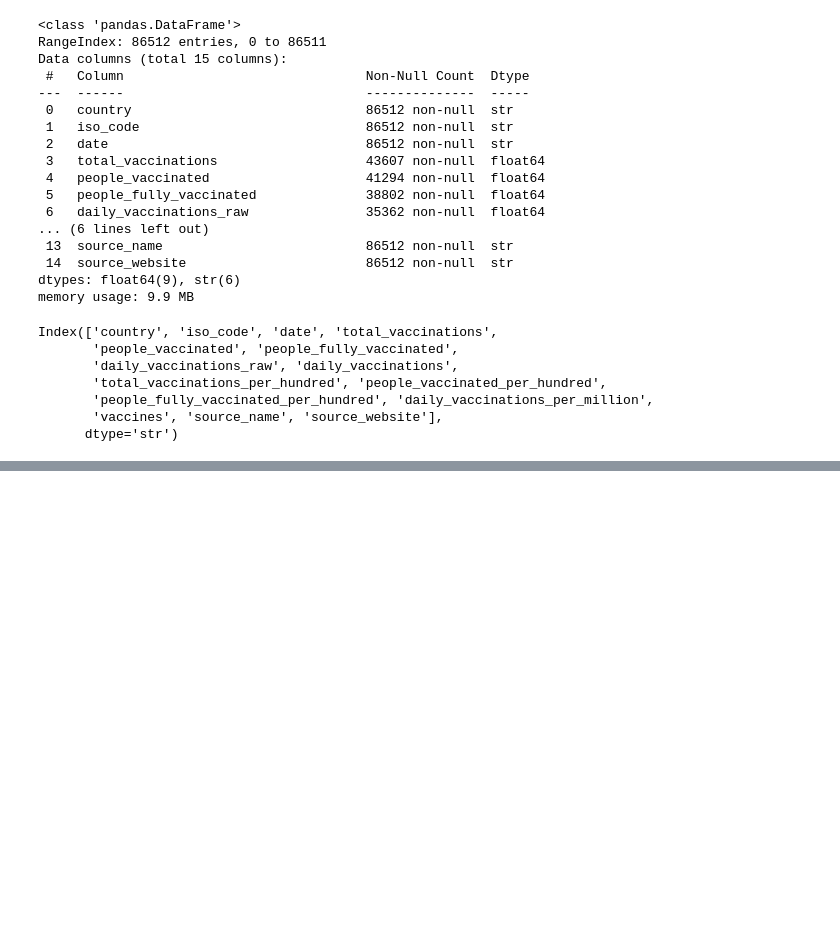
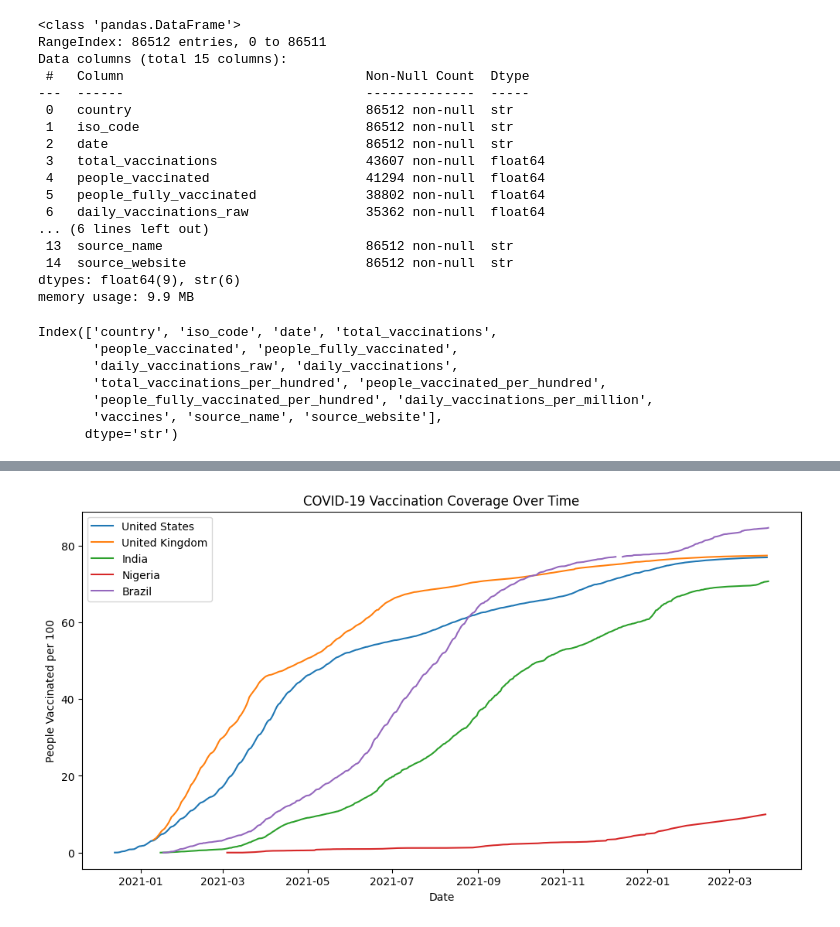
Before and after one commit to filimapatrick/COVID-19-Vaccination-and-Case-Trends-Analysis, a Jupyter notebook: COVID_19_vaccination.ipynb, the cells around one changed output, grey strips where cells are left out. Cells and saved outputs as stored; diff of their text form; code cells hidden in the pictures; blank space fills up the shorter version.

```diff
--- a/COVID_19_vaccination.ipynb
+++ b/COVID_19_vaccination.ipynb
@@ -171,0 +320,24 @@ plt.show()
+# %%
+countries = ["United States", "United Kingdom", "India", "Nigeria", "Brazil"]
+subset = df[df["country"].isin(countries)]
+# %%
+# Time-series plot of vaccination coverage over time
+import matplotlib.pyplot as plt
+
+plt.figure(figsize=(12,6))
+
+for country in countries:
+    cdata = subset[subset["country"] == country]
+    plt.plot(
+        cdata["date"],
+        cdata["people_vaccinated_per_hundred"],
+        label=country
+    )
+
+plt.xlabel("Date")
+plt.ylabel("People Vaccinated per 100")
+plt.title("COVID-19 Vaccination Coverage Over Time")
+plt.legend()
+plt.show()
+# %% [output]
+[figure, added]
```
Also changed, not shown: parts of 33 cells of this notebook.
